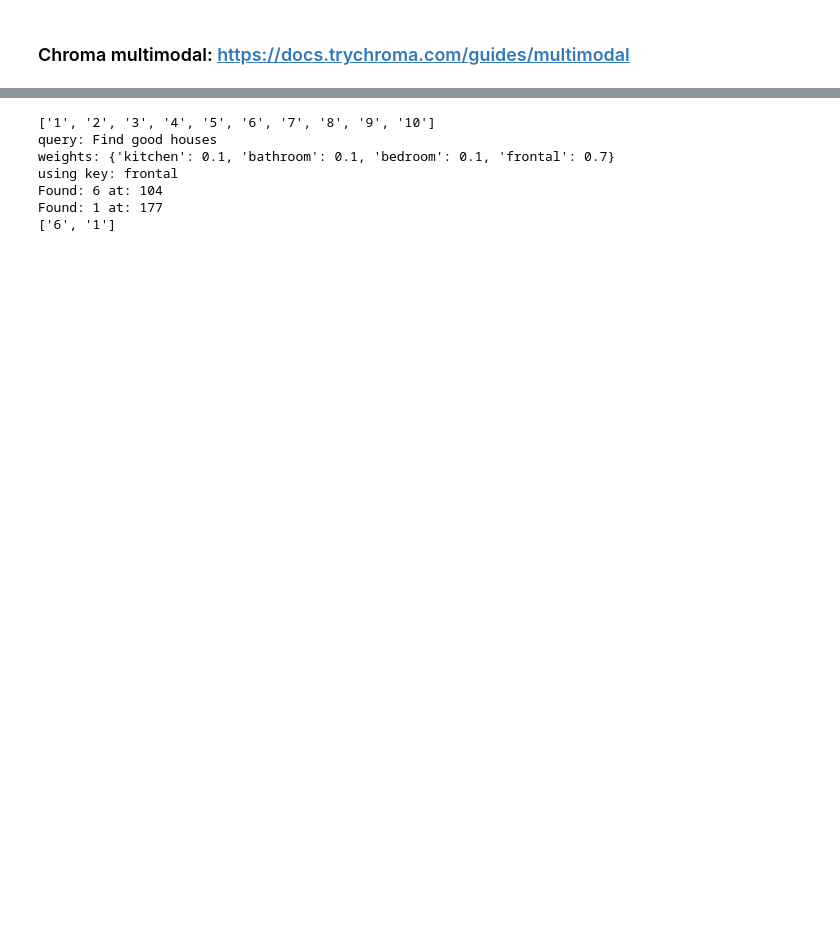
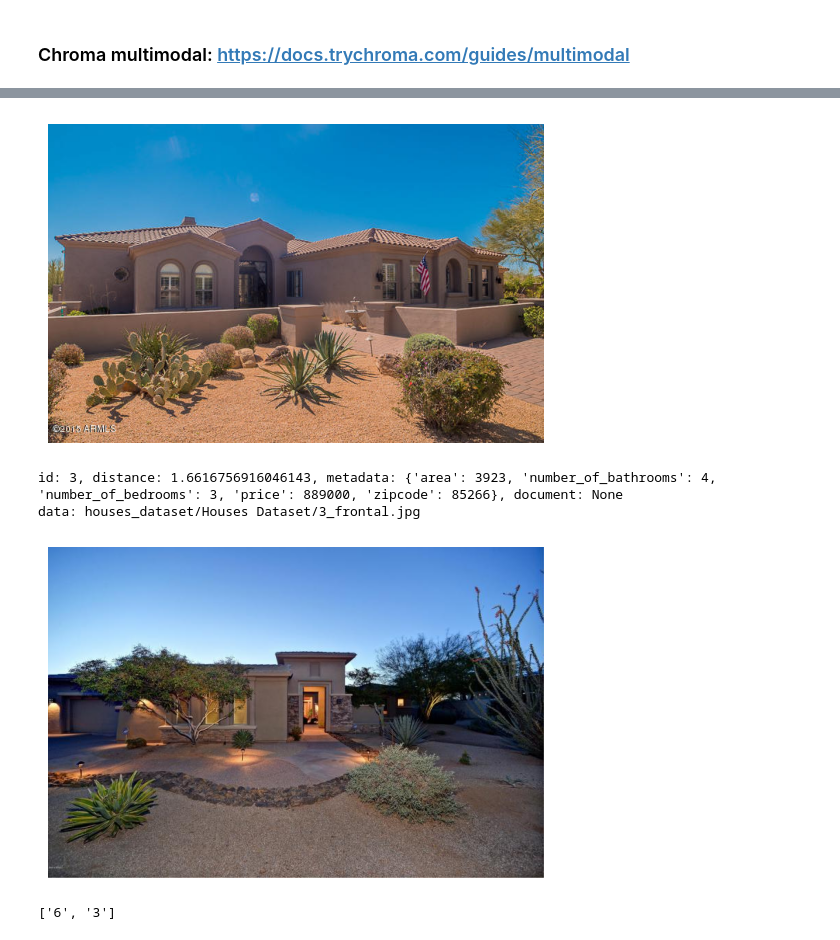
Before and after one commit to salahuddin975/real_estate_agent, a Jupyter notebook: image_embedding_agent.ipynb, the cells around one changed output, grey strips where cells are left out. Cells and saved outputs as stored; diff of their text form; code cells hidden in the pictures; blank space fills up the shorter version.

```diff
--- a/image_embedding_agent.ipynb
+++ b/image_embedding_agent.ipynb
@@ -177,16 +182,15 @@ class ImageEmbeddingAgent:
+# %%
+def get_ids_from_sql_client(query):
+    ids = []
+    for i in range(10):
+        ids.append(str(i+1))
+    print(ids)
+    return ids, query
 # %%
-if __name__ == "__main__":
-    os.environ["OPENAI_API_KEY"] = 'sk-proj-YsE5dZkWvxqa3dJpGRhZT3BlbkFJ2zQSyvln9eq6cKEf2dau'  # getpass.getpass()
-
-    agent = ImageEmbeddingAgent()
-
-    # query = 'Find houses in the hilly area'
-    query = 'Find good houses'
-
-    ids = []
-    for i in range(10):
-        ids.append(str(i+1))
-    print(ids)
-    res = agent.filter_houses(query, ids, 2)
-    print(res)
+query = 'Find houses in the hilly area'
+# query = 'Find good houses'
+query = 'find greenery houses close to river'
+ids, _ = get_ids_from_sql_client(query)
+res = agent.filter_houses(query, ids, 2)
+print(res)
 # %% [output]
@@ -197,7 +204,5 @@ WARNING:chromadb.segment.impl.metadata.sqlite:Update of nonexisting embedding ID
+[figure, added]
-['1', '2', '3', '4', '5', '6', '7', '8', '9', '10']
-query: Find good houses
-weights: {'kitchen': 0.1, 'bathroom': 0.1, 'bedroom': 0.1, 'frontal': 0.7}
-using key: frontal
-Found: 6 at: 104
-Found: 1 at: 177
-['6', '1']
+id: 3, distance: 1.6616756916046143, metadata: {'area': 3923, 'number_of_bathrooms': 4, 'number_of_bedrooms': 3, 'price': 889000, 'zipcode': 85266}, document: None
+data: houses_dataset/Houses Dataset/3_frontal.jpg
+[figure, added]
+['6', '3']
```
Also changed, not shown: parts of 3 cells of this notebook.
